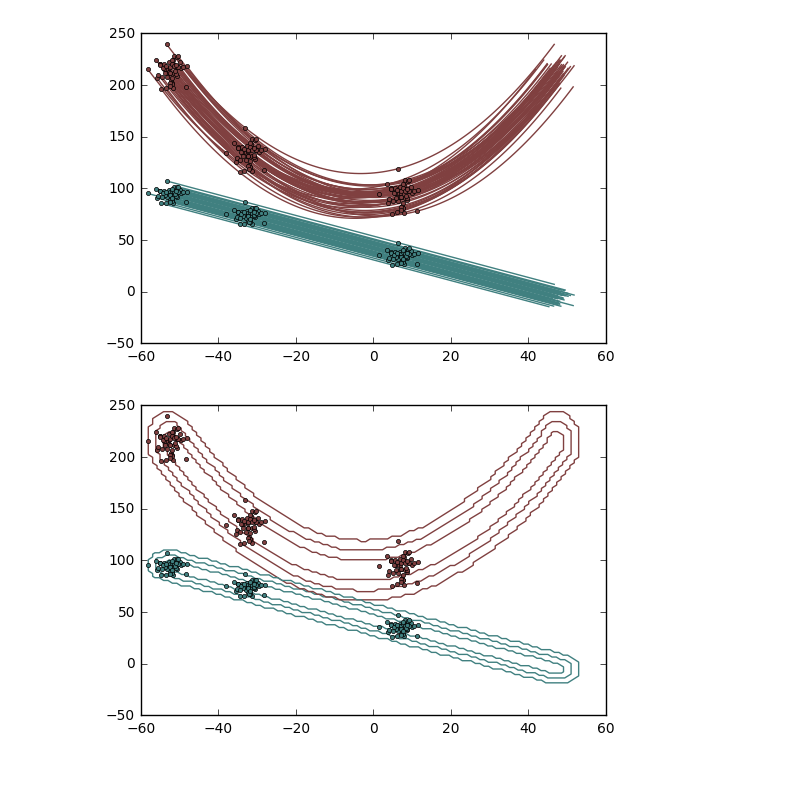
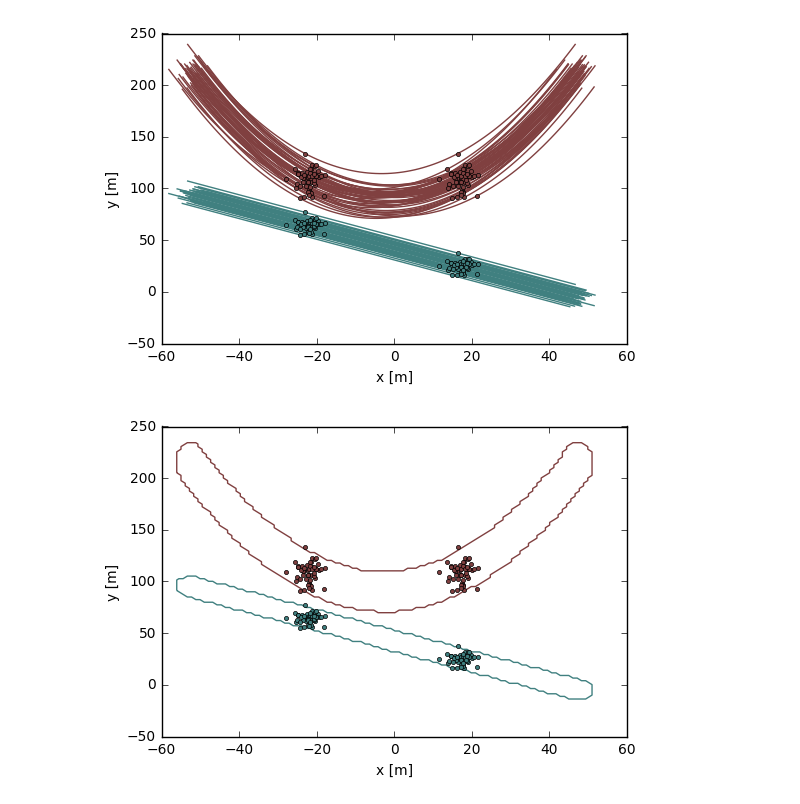
Before and after one commit to WillemEerland/teetool, a Jupyter notebook: example/example_toy_2d.ipynb, the cells around one changed output. Cells and saved outputs as stored; diff of their text form; code cells hidden in the pictures; blank space fills up the shorter version.

```diff
--- a/example/example_toy_2d.ipynb
+++ b/example/example_toy_2d.ipynb
@@ -25,27 +23,31 @@ world = tt.World(name="toy", ndim=2, resolution=[100, 100])
 world.addCluster(cluster_data_1, "one")
 world.addCluster(cluster_data_2, "two")
 # %%
-#PYTEST_VALIDATE_IGNORE_OUTPUT
 % matplotlib inline
 
 # visual
 visual = tt.visual_2d.Visual_2d(world)
 
 # plot 50 trajectories
 visual.plotTrajectories(ntraj=50)
 
 # plot points along line
-visual.plotTrajectoriesPoints(x1=0.0, ntraj=50, marker='o', markersize=3)
-visual.plotTrajectoriesPoints(x1=0.2, ntraj=50, marker='o', markersize=3)
-visual.plotTrajectoriesPoints(x1=0.6, ntraj=50, marker='o', markersize=3)
+visual.plotTrajectoriesPoints(x1=0.3, ntraj=50, marker='o', markersize=3)
+visual.plotTrajectoriesPoints(x1=0.7, ntraj=50, marker='o', markersize=3)
 
 # obtain limits
 xlim = visual._ax.get_xlim()
 ylim = visual._ax.get_ylim()
 
+# set labels
+visual._ax.set_xlabel("x [m]")
+visual._ax.set_ylabel("y [m]")
+
+visual._ax.legend()
+
 # show
 visual.show()
 # %% [output]
-[figure, old version]
+[figure, new version]
 # %%
 # build the model
@@ -55,27 +56,27 @@ settings = {"model_type":"resampling",
 
 world.buildModel(settings)
 # %%
-#PYTEST_VALIDATE_IGNORE_OUTPUT
 % matplotlib inline
 
 # visual
 visual = tt.visual_2d.Visual_2d(world)
 
 # add confidence region(s)
-visual.plotTube(sdwidth=1)
 visual.plotTube(sdwidth=2)
-visual.plotTube(sdwidth=3)
 
 # plot points along line
-visual.plotTrajectoriesPoints(x1=0.0, ntraj=50, marker='o', markersize=3)
-visual.plotTrajectoriesPoints(x1=0.2, ntraj=50, marker='o', markersize=3)
-visual.plotTrajectoriesPoints(x1=0.6, ntraj=50, marker='o', markersize=3)
+visual.plotTrajectoriesPoints(x1=0.3, ntraj=50, marker='o', markersize=3)
+visual.plotTrajectoriesPoints(x1=0.7, ntraj=50, marker='o', markersize=3)
 
 # set limits
 visual._ax.set_xlim(xlim)
 visual._ax.set_ylim(ylim)
 
+# set labels
+visual._ax.set_xlabel("x [m]")
+visual._ax.set_ylabel("y [m]")
+
 # show
 visual.show()
 # %% [output]
-[figure, old version]
+[figure, new version]
```
Also changed, not shown: parts of 2 cells of this notebook, 30 other files.
